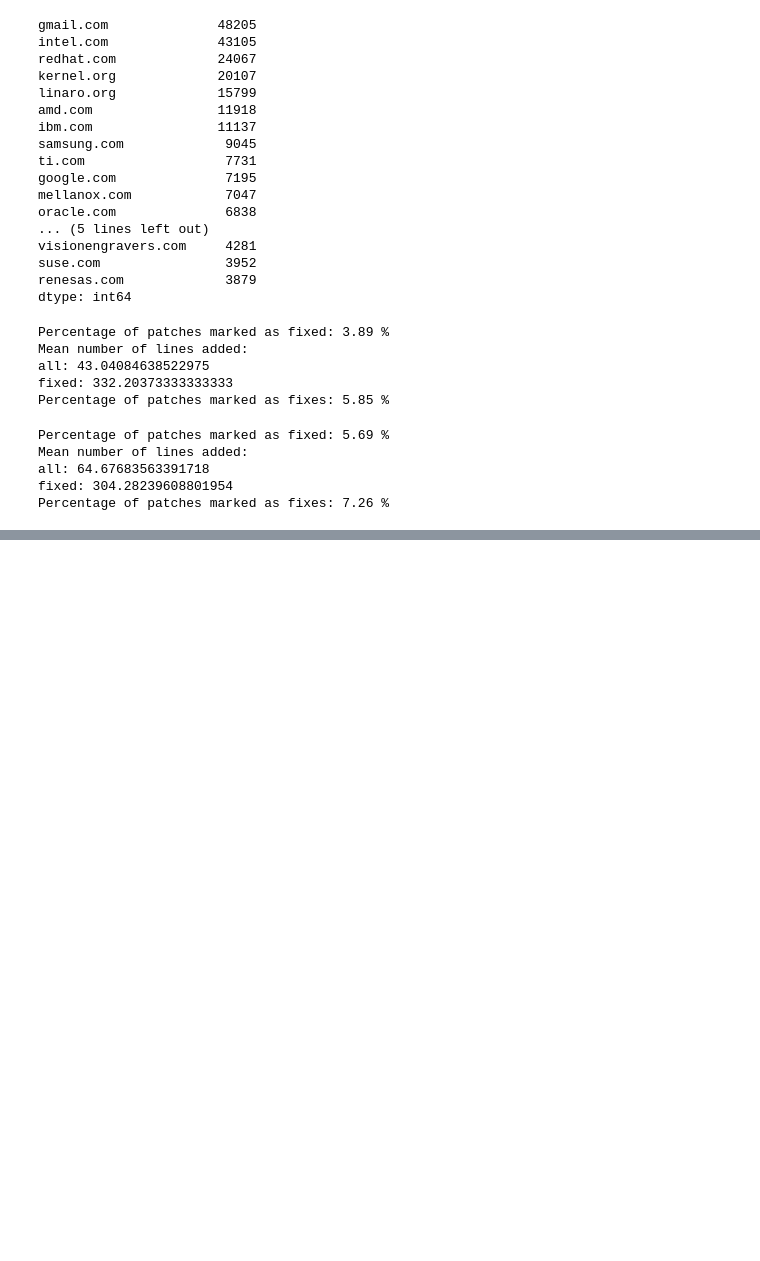
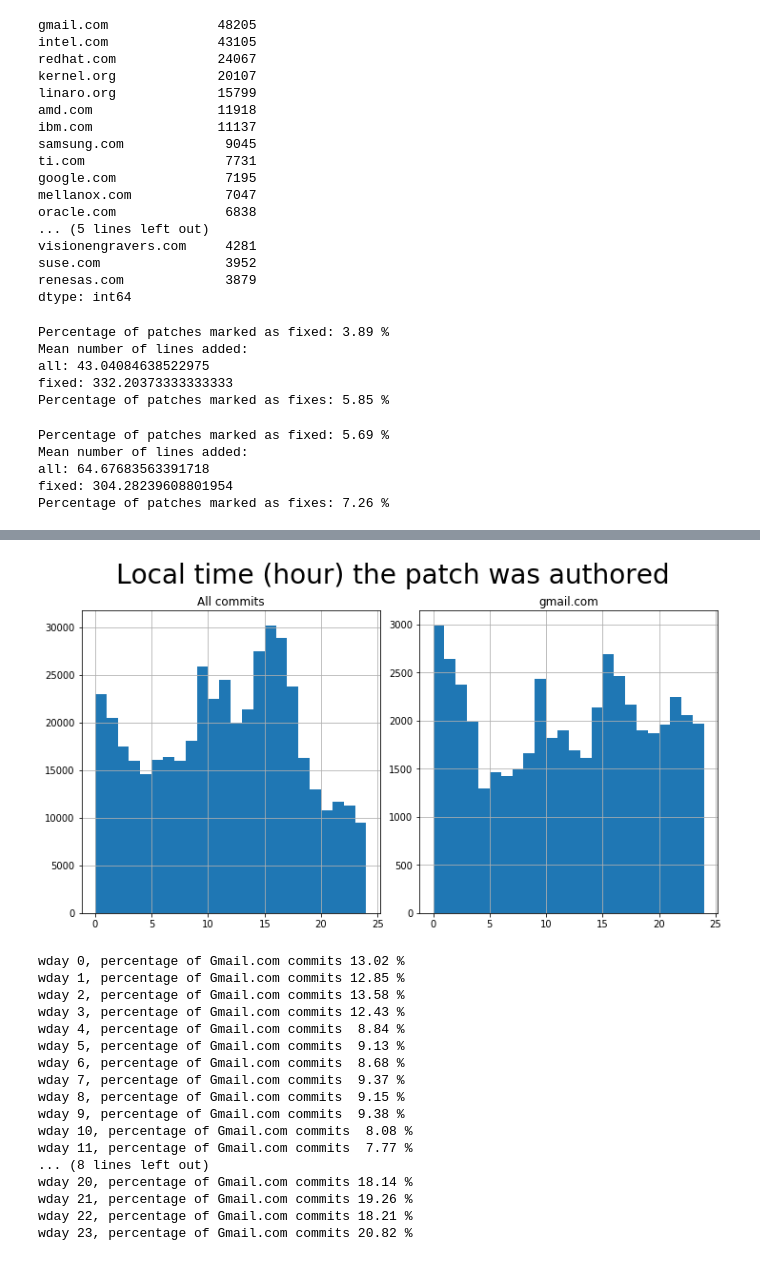
Before and after one commit to xypron/gitlog_analysis, a Jupyter notebook: gitlog_analysis.ipynb, the cells around one changed output, grey strips where cells are left out. Drawn from its saved outputs; the diff is of its cells as text; code cells hidden in the pictures; blank space fills up the shorter version.

```diff
--- a/gitlog_analysis.ipynb
+++ b/gitlog_analysis.ipynb
@@ -284,0 +391,28 @@ At first sight it is astonishing that commits by 'professionals' have a higher f
+# %%
+hist_side_by_side('Local time (hour) the patch was authored',
+                  commits['author_hour'],
+                  commits[commits['author_email_domain']=='gmail.com']['author_hour'], 24, 0, 24, 'gmail.com')
+
+for hour in range(0,24):
+    print("wday {}, percentage of Gmail.com commits {:5.2f} %".format(hour,
+            commits[commits['author_hour']==hour][commits['author_email_domain']=='gmail.com'].shape[0] /
+            commits[commits['author_hour']==hour].shape[0] * 100))
+# %% [output]
+[figure, added]
+wday 0, percentage of Gmail.com commits 13.02 %
+wday 1, percentage of Gmail.com commits 12.85 %
+wday 2, percentage of Gmail.com commits 13.58 %
+wday 3, percentage of Gmail.com commits 12.43 %
+wday 4, percentage of Gmail.com commits  8.84 %
+wday 5, percentage of Gmail.com commits  9.13 %
+wday 6, percentage of Gmail.com commits  8.68 %
+wday 7, percentage of Gmail.com commits  9.37 %
+wday 8, percentage of Gmail.com commits  9.15 %
+wday 9, percentage of Gmail.com commits  9.38 %
+wday 10, percentage of Gmail.com commits  8.08 %
+wday 11, percentage of Gmail.com commits  7.77 %
+... (8 lines left out)
+wday 20, percentage of Gmail.com commits 18.14 %
+wday 21, percentage of Gmail.com commits 19.26 %
+wday 22, percentage of Gmail.com commits 18.21 %
+wday 23, percentage of Gmail.com commits 20.82 %
```
Also changed, not shown: parts of 43 cells of this notebook.
